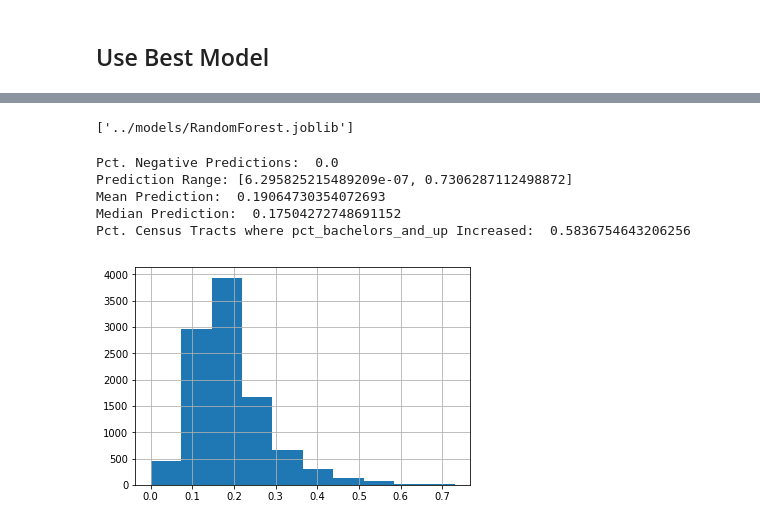
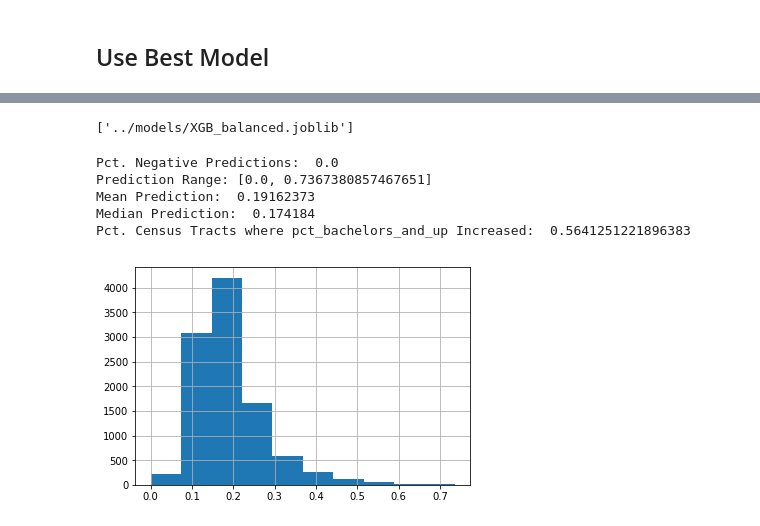
Before and after one commit to lucashu1/education-deserts, a Jupyter notebook: college-grads-regression.ipynb, the cells around one changed output, grey strips where cells are left out. Drawn from its saved outputs; the diff is of its cells as text; code cells hidden in the pictures.

```diff
--- a/college-grads-regression.ipynb
+++ b/college-grads-regression.ipynb
@@ -192,9 +236,11 @@ results_df
 # Linear Regression Feature Coefficients
 import matplotlib.pyplot as plt
 plt.figure(figsize=(16, 4))
-models['LinearRegression'].fit(X_nondesert, y_nondesert)
+# models['LinearRegression'].fit(X_nondesert, y_nondesert)
+models['LinearRegression'].fit(X_balanced.drop(['geoID'], axis=1), y_balanced)
 rgr = models['LinearRegression'].named_steps['linearregression']
-coefs = pd.Series(rgr.coef_, index=X_nondesert.columns)
+# coefs = pd.Series(rgr.coef_, index=X_nondesert.columns)
+coefs = pd.Series(rgr.coef_, index=X_balanced.drop(['geoID'], axis=1).columns)
 coefs = coefs.sort_values()
 coefs.plot(kind="bar")
 plt.grid()
@@ -205,10 +251,11 @@ plt.show()
 # %%
-# Plot Random Forest feature importances
-models['RandomForest'].fit(X_nondesert, y_nondesert)
+# Plot RF feature importances
+models['RandomForest'].fit(X_balanced.drop(['geoID'], axis=1), y_balanced)
 rf = models['RandomForest'].named_steps['randomforestregressor']
 
 importances = rf.feature_importances_
-feat_names = X_nondesert.columns
+# feat_names = X_nondesert.columns
+feat_names = X_balanced.drop(['geoID'], axis=1).columns
 indices = np.argsort(importances)
 
 plt.figure(figsize=(10, 12))
@@ -218,4 +265,13 @@ plt.yticks(range(len(indices)), [feat_names[i] for i in indices])
 plt.xlabel('Relative Importance')
 plt.grid()
 plt.show()
+
+# Plot top 10 features
+# plt.figure(figsize=(10, 6))
+# plt.title('XGB Regressor Feature Importances (Top 10 Features)')
+# plt.barh(range(10), importances[indices[-10:]], color='b', align='center')
+# plt.yticks(range(10), [feat_names[i] for i in indices[-10:]])
+# plt.xlabel('Relative Importance')
+# plt.grid()
+# plt.show()
 # %% [output]
@@ -224,7 +308,7 @@ plt.show()
 ## Use Best Model
 # %%
 # Pick best model to use further
-best_model = 'RandomForest'
+best_model = 'XGB'
 model = models[best_model]
 # %%
 # True vs. Predicted Pct. Bachelor's and Up (On Non-Education Deserts)
@@ -239,42 +323,49 @@ plt.grid()
 # %%
-# Re-fit, Serialize model
+# # Re-fit, Serialize model
 from joblib import dump, load
-model.fit(X_nondesert, y_nondesert)
-dump(model, '../models/{}.joblib'.format(best_model))
+model.fit(X_balanced.drop(['geoID'], axis=1), y_balanced)
+dump(model, '../models/{}_balanced.joblib'.format(best_model))
+# model.fit(X_all.drop(['geoID'], axis=1), y_all)
+# dump(model, '../models/{}.joblib'.format(best_model))
 # %% [output]
-['../models/RandomForest.joblib']
+['../models/XGB_balanced.joblib']
 # %%
 # Generate predictions on education deserts
 
-clip = False # clip to 0, 1
+clip = True # clip to 0, 1
 
 # Generate pct_bachelors_and_up predictions on education deserts
 # model.named_steps['standardscaler'].fit(X_deserts.drop(['geoID'], axis=1)) # rescale values to education deserts group
-y_pred_desert = pd.Series(model.predict(X_deserts.drop(['geoID'], axis=1)), name='pred_pct_bachelors_and_up')
-df_pred = pd.concat([X_deserts['geoID'].reset_index(drop=True), y_pred_desert.reset_index(drop=True)], axis=1)
+# y_pred_desert = pd.Series(model.predict(X_deserts.drop(['geoID'], axis=1)), name='pred_pct_bachelors_and_up')
+# df_pred = pd.concat([X_deserts['geoID'].reset_index(drop=True), y_pred_desert.reset_index(drop=True)], axis=1)
+
+y_pred_desert = pd.Series(model.predict(X_desert_intervention.drop(['geoID'], axis=1)),
+                          name='pred_pct_bachelors_and_up')
+df_pred = pd.concat([X_desert_intervention['geoID'].reset_index(drop=True),
+                     y_pred_desert.reset_index(drop=True)], axis=1)
 
 # Clip between (0, 1)
 if clip:
     df_pred.loc[:, 'pred_pct_bachelors_and_up'] = np.clip(df_pred['pred_pct_bachelors_and_up'], 0, 1)
     y_pred_desert = np.clip(y_pred_desert, 0, 1)
 
 assert df_pred.shape[0] == y_pred_desert.shape[0]
 
 print('Pct. Negative Predictions: ', np.mean(y_pred_desert < 0))
 print('Prediction Range: [{}, {}]'.format(y_pred_desert.min(), y_pred_desert.max()))
 print('Mean Prediction: ', y_pred_desert.mean())
 print('Median Prediction: ', y_pred_desert.median())
 print('Pct. Census Tracts where pct_bachelors_and_up Increased: ', np.mean(y_pred_desert > y_desert))
 
 y_pred_desert.hist()
 plt.show()
 # %% [output]
 Pct. Negative Predictions:  0.0
-Prediction Range: [6.295825215489209e-07, 0.7306287112498872]
-Mean Prediction:  0.19064730354072693
-Median Prediction:  0.17504272748691152
-Pct. Census Tracts where pct_bachelors_and_up Increased:  0.5836754643206256
+Prediction Range: [0.0, 0.7367380857467651]
+Mean Prediction:  0.19162373
+Median Prediction:  0.174184
+Pct. Census Tracts where pct_bachelors_and_up Increased:  0.5641251221896383
-[figure, old version]
+[figure, new version]
 # %%
 # Plot histogram of y_diffs (increase in pct_bachelors_and_up)
 y_diffs = y_pred_desert - y_desert
```
Also changed, not shown: parts of 10 cells of this notebook.
